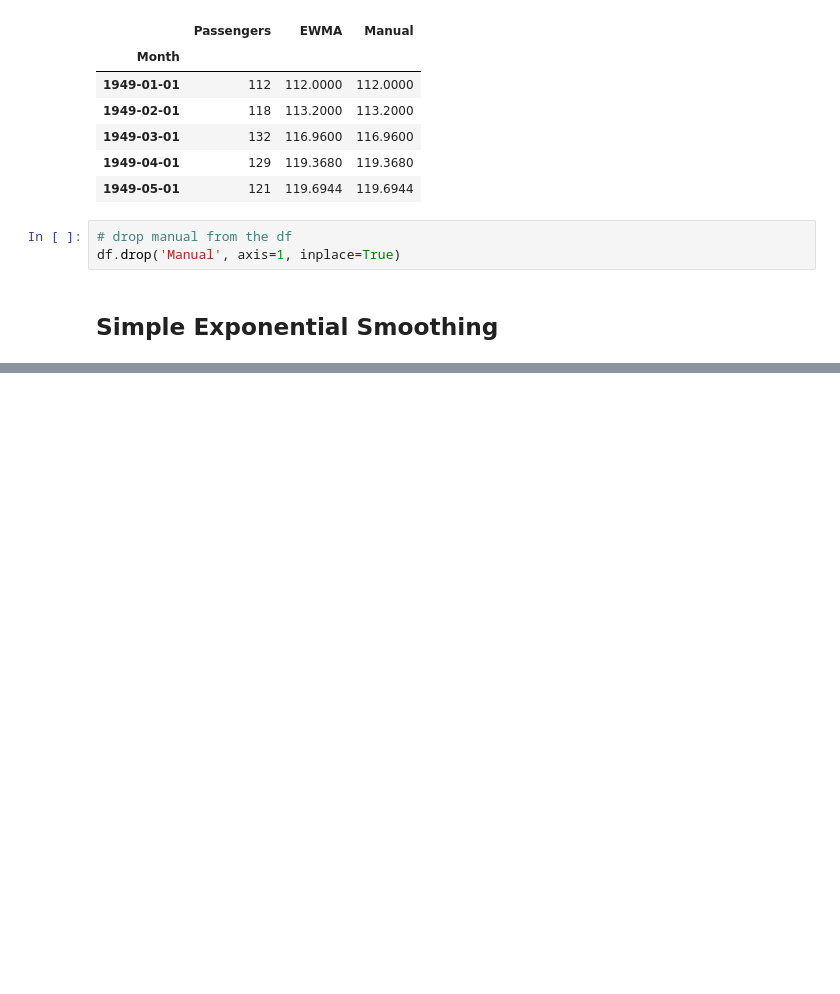
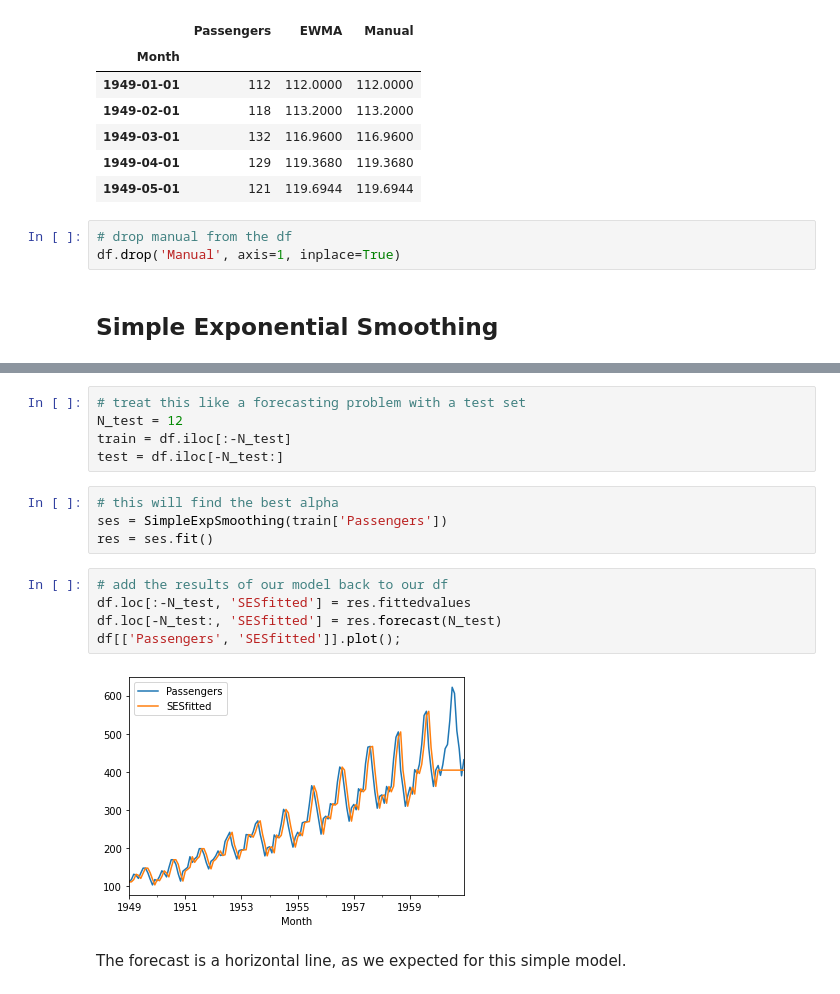
Before and after one commit to Frizzles7/financial_engineering, a Jupyter notebook: ewma_holtwinters.ipynb, the cells around one changed output, grey strips where cells are left out. Saved outputs shown, nothing was run; the diff lists cells and outputs as text; blank space fills up the shorter version.

```diff
--- a/ewma_holtwinters.ipynb
+++ b/ewma_holtwinters.ipynb
@@ -93,0 +181,18 @@ df.drop('Manual', axis=1, inplace=True)
+# %%
+# treat this like a forecasting problem with a test set
+N_test = 12
+train = df.iloc[:-N_test]
+test = df.iloc[-N_test:]
+# %%
+# this will find the best alpha
+ses = SimpleExpSmoothing(train['Passengers'])
+res = ses.fit()
+# %%
+# add the results of our model back to our df
+df.loc[:-N_test, 'SESfitted'] = res.fittedvalues
+df.loc[-N_test:, 'SESfitted'] = res.forecast(N_test)
+df[['Passengers', 'SESfitted']].plot();
+# %% [output]
+[figure, added]
+# %% [markdown]
+The forecast is a horizontal line, as we expected for this simple model.
```
Also changed, not shown: parts of 42 cells of this notebook.
